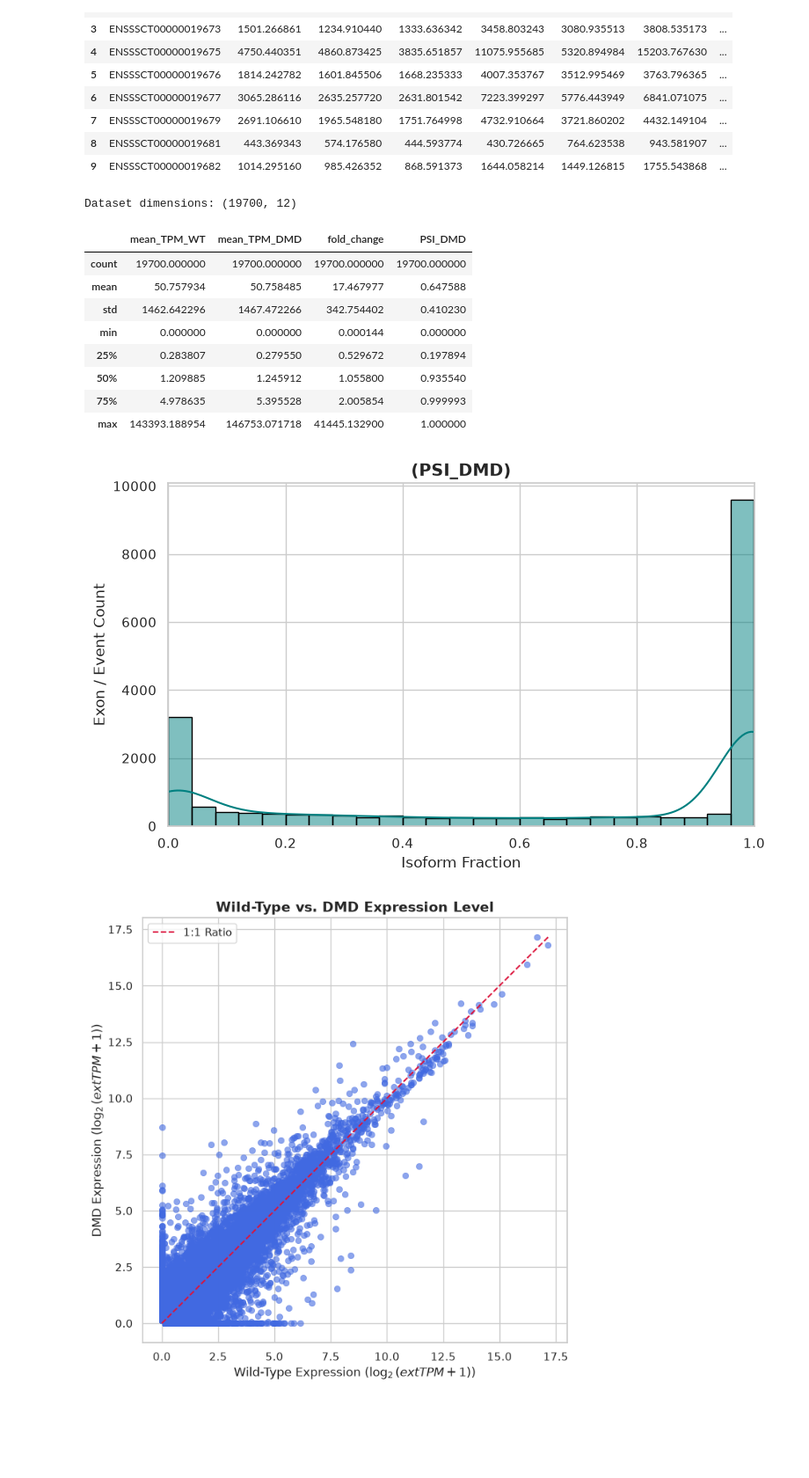
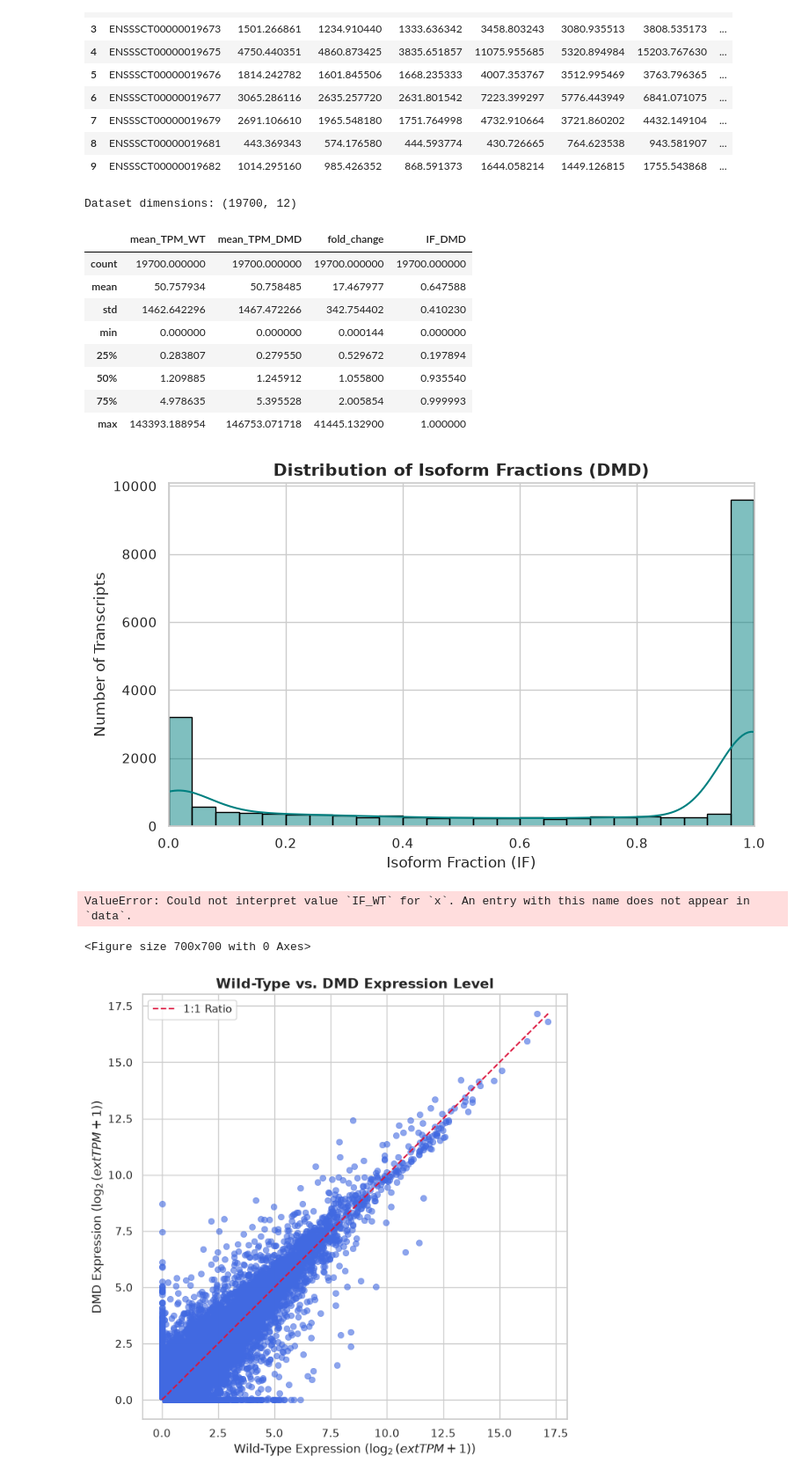
Before and after one commit to MissileXCrisis/EVA, a Jupyter notebook: notebooks/02_FASTA_Salmon_EDA.ipynb, the cells around one changed output. Shown at 88% size. Saved outputs shown, nothing was run; the diff lists cells and outputs as text; code cells hidden in the pictures; blank space fills up the shorter version.

Commit message:
Further EDA & verification of data/understanding

```diff
--- a/notebooks/02_FASTA_Salmon_EDA.ipynb
+++ b/notebooks/02_FASTA_Salmon_EDA.ipynb
@@ -66,10 +99,10 @@ df = pd.read_csv('../data/processed/dmd_splicing_matrix.csv')
 
 # Quick metric check
 print("Dataset dimensions:", df.shape)
-df[["mean_TPM_WT", "mean_TPM_DMD", "fold_change", "PSI_DMD"]].describe()
+df[["mean_TPM_WT", "mean_TPM_DMD", "fold_change", "IF_DMD"]].describe()
 # %% [output]
 Dataset dimensions: (19700, 12)
-|  | mean_TPM_WT | mean_TPM_DMD | fold_change | PSI_DMD |
+|  | mean_TPM_WT | mean_TPM_DMD | fold_change | IF_DMD |
 | count | 19700.000000 | 19700.000000 | 19700.000000 | 19700.000000 |
 | mean | 50.757934 | 50.758485 | 17.467977 | 0.647588 |
 | std | 1462.642296 | 1467.472266 | 342.754402 | 0.410230 |
@@ -79,23 +112,57 @@ Dataset dimensions: (19700, 12)
 | 75% | 4.978635 | 5.395528 | 2.005854 | 0.999993 |
 | max | 143393.188954 | 146753.071718 | 41445.132900 | 1.000000 |
 # %%
+import matplotlib.pyplot as plt
+import seaborn as sns
+
 plt.figure(figsize=(8, 5))
+
+# Plot the distribution of Isoform Fractions in DMD
 sns.histplot(
-    df["PSI_DMD"].dropna(), bins=25, kde=True, color="teal", edgecolor="black"
+    df["IF_DMD"].dropna(),
+    bins=25,
+    kde=True,
+    color="teal",
+    edgecolor="black"
 )
 
-plt.title(
-    "(PSI_DMD)",
-    fontsize=14,
-    fontweight="bold",
-)
-plt.xlabel(("Isoform Fraction"), fontsize=12)
-plt.ylabel("Exon / Event Count", fontsize=12)
+plt.title("Distribution of Isoform Fractions (DMD)", fontsize=14, fontweight="bold")
+plt.xlabel("Isoform Fraction (IF)", fontsize=12)
+plt.ylabel("Number of Transcripts", fontsize=12)  # Fixed unit!
 plt.xlim(0, 1)
+
 plt.tight_layout()
 plt.show()
 # %% [output]
-[figure, old version]
+[figure, new version]
+# %%
+import matplotlib.pyplot as plt
+import seaborn as sns
+
+plt.figure(figsize=(7, 7))
+
+# Scatter plot comparing Wild Type vs DMD Isoform Fractions
+sns.scatterplot(
+    data=df,
+    x="IF_WT",
+    y="IF_DMD",
+    alpha=0.3,  # Set transparency so overlapping points stand out
+    color="teal",
+    s=15,
+)
+
+# Diagonal reference line (y = x)
+plt.plot([0, 1], [0, 1], color="red", linestyle="--", label="No Change")
+
+plt.title("Isoform Fraction Shift (WT vs DMD)", fontsize=13, fontweight="bold")
+plt.xlabel("Isoform Fraction in WT (IF_WT)")
+plt.ylabel("Isoform Fraction in DMD (IF_DMD)")
+plt.legend()
+plt.tight_layout()
+plt.show()
+# %% [output]
+ValueError: Could not interpret value `IF_WT` for `x`. An entry with this name does not appear in `data`.
+<Figure size 700x700 with 0 Axes>
 # %%
 # Apply log2 transformation to compress large dynamic ranges (adding +1 pseudo-count to handle 0s)
 log_wt = np.log2(df["mean_TPM_WT"] + 1)
```
Also changed, not shown: parts of 9 cells of this notebook.
